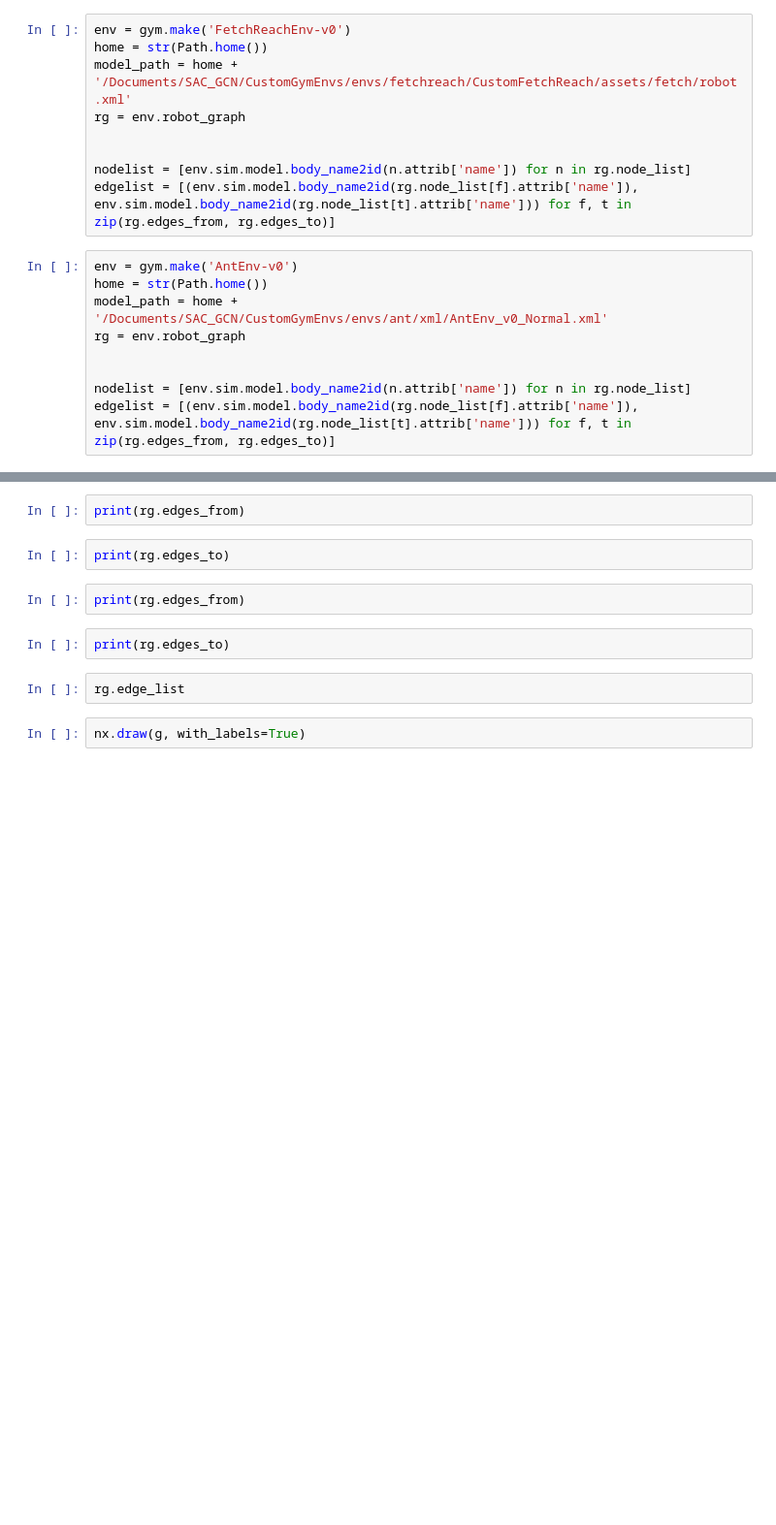
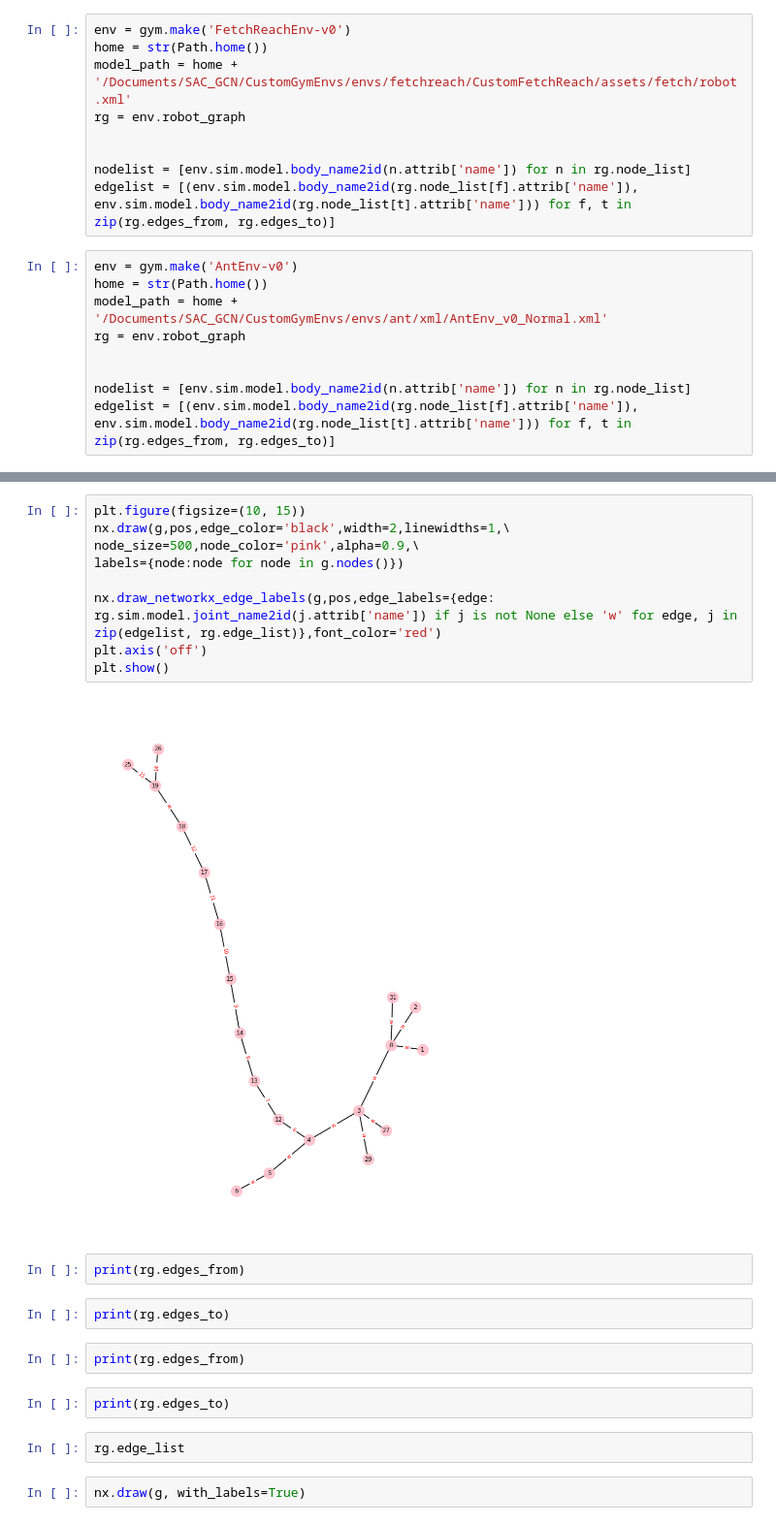
Before and after one commit to MehranTaghian/SAC_GCN, a Jupyter notebook: RobotGraphModel/GraphVisualization.ipynb, the cells around one changed output, grey strips where cells are left out. Shown at 97% size. Cells and saved outputs as stored; diff of their text form; blank space fills up the shorter version.

```diff
--- a/RobotGraphModel/GraphVisualization.ipynb
+++ b/RobotGraphModel/GraphVisualization.ipynb
@@ -42,3 +42,14 @@ plt.show()
+# %%
+plt.figure(figsize=(10, 15))
+nx.draw(g,pos,edge_color='black',width=2,linewidths=1,\
+node_size=500,node_color='pink',alpha=0.9,\
+labels={node:node for node in g.nodes()})
+
+nx.draw_networkx_edge_labels(g,pos,edge_labels={edge: rg.sim.model.joint_name2id(j.attrib['name']) if j is not None else 'w' for edge, j in zip(edgelist, rg.edge_list)},font_color='red')
+plt.axis('off')
+plt.show()
+# %% [output]
+[figure, added]
 # %%
 print(rg.edges_from)
 # %%
```
Also changed, not shown: parts of 2 cells of this notebook, 6 other files.
